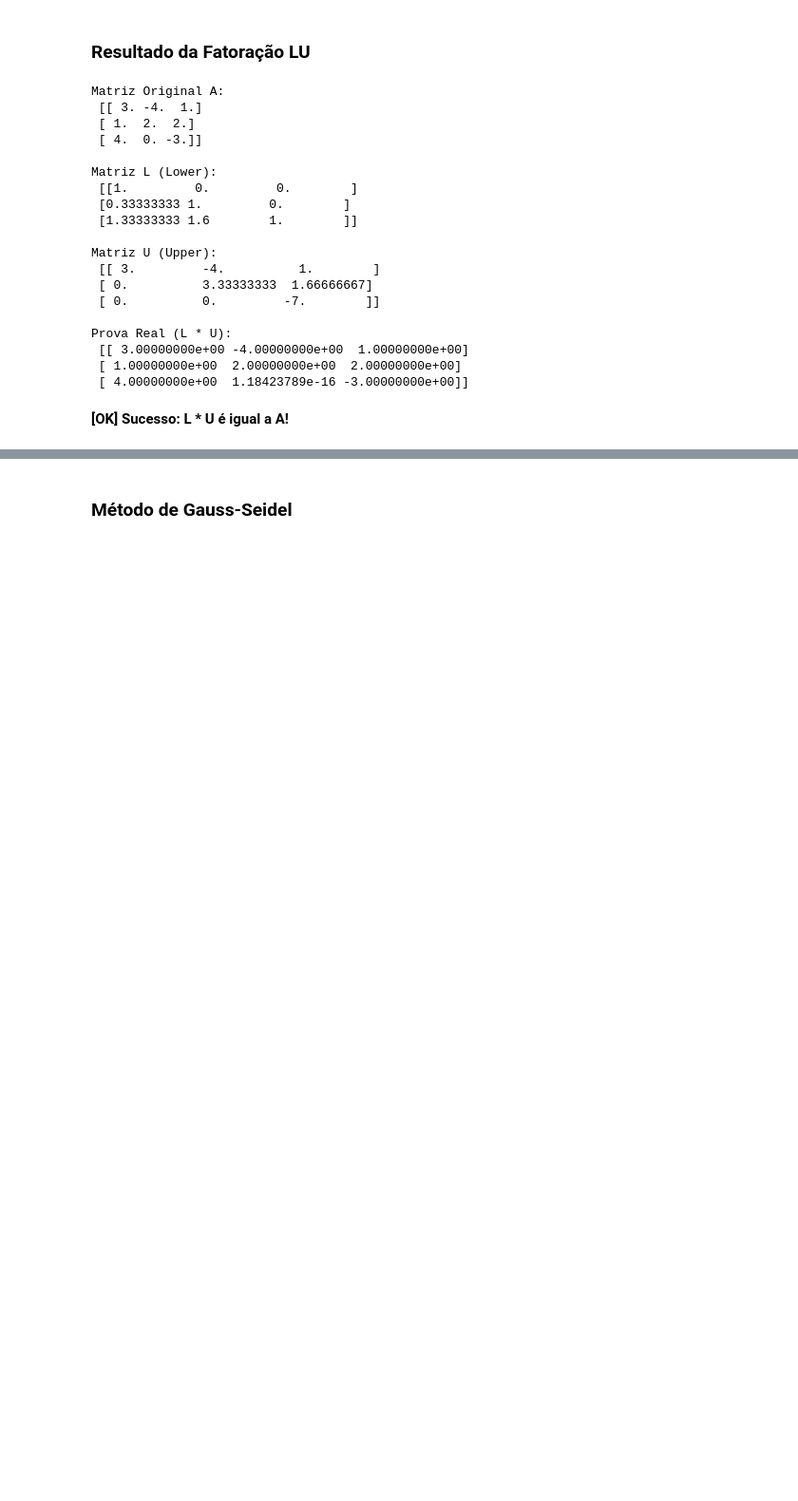
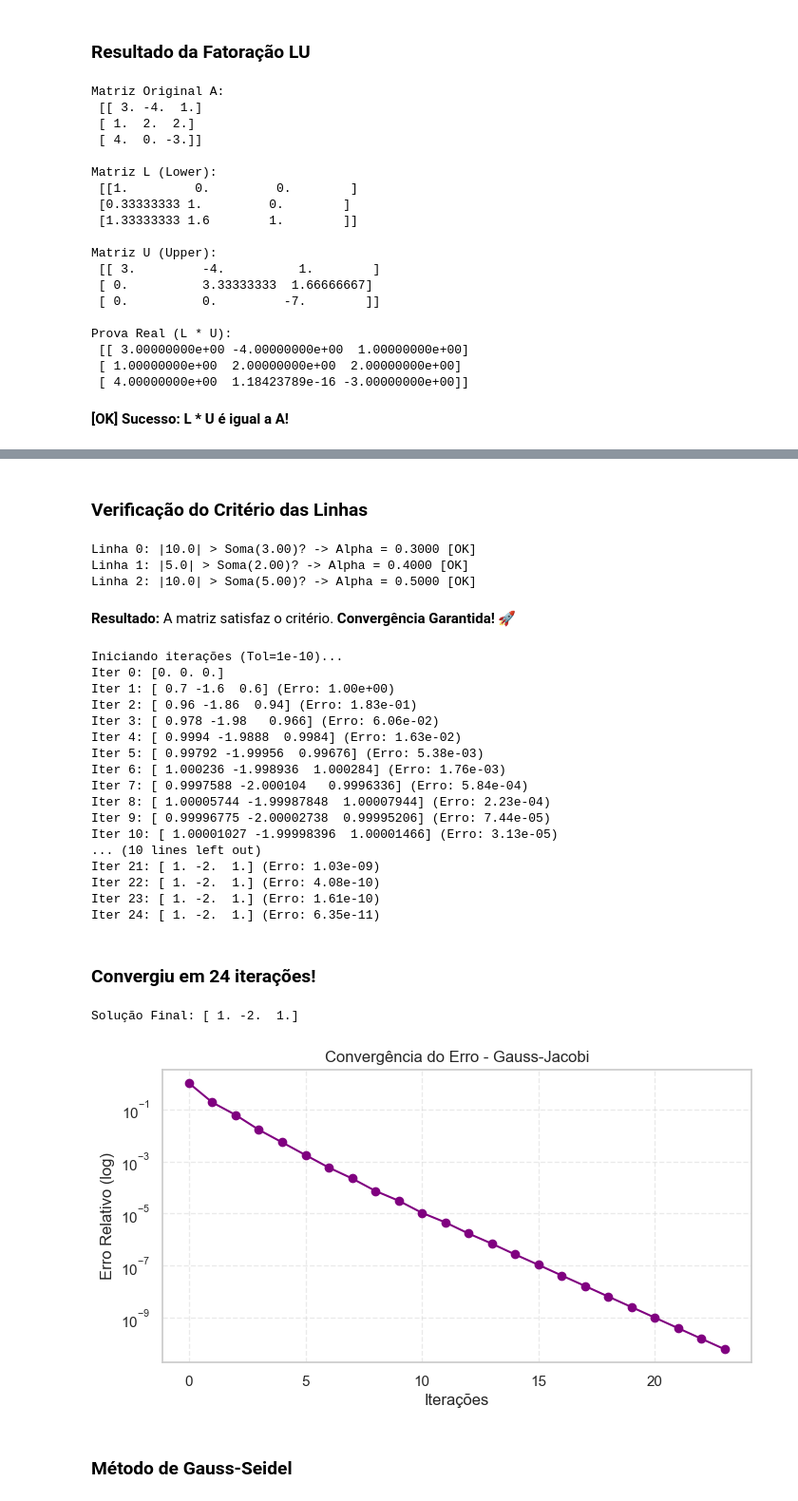
Before and after one commit to reali-705/matematica_computacional, a Jupyter notebook: atividades/atividade2-2.ipynb, the cells around one changed output, grey strips where cells are left out. Shown at 95% size. Drawn from its saved outputs; the diff is of its cells as text; code cells hidden in the pictures; blank space fills up the shorter version.

Commit message:
wip: metodo iterativo de gauss-jacobi

```diff
--- a/atividades/atividade2-2.ipynb
+++ b/atividades/atividade2-2.ipynb
@@ -879,2 +969,49 @@ Prova Real (L * U):
+# %%
+# --- CONFIGURAÇÃO ---
+# Matriz do Exemplo 10 (Ruggiero & Lopes)
+A_exemplo_10 = np.array([
+    [10, 2,  1],
+    [1,  5,  1],
+    [2,  3,  10]
+], dtype=float)
+
+b_exemplo_10 = np.array([7, -8, 6], dtype=float)
+
+# Chute Inicial (Geralmente começa com zeros ou o vetor b)
+x0 = np.array([0, 0, 0], dtype=float)
+
+# --- EXECUÇÃO ---
+solucao, erros = resolver_gauss_jacobi(A_exemplo_10, b_exemplo_10, x0)
+
+print(f"\nSolução Final: {solucao}")
+
+# Plota o gráfico de erro caindo
+plotar_convergencia(erros, "Gauss-Jacobi")
+# %% [output]
+### Verificação do Critério das Linhas
+Linha 0: |10.0| > Soma(3.00)? -> Alpha = 0.3000 [OK]
+Linha 1: |5.0| > Soma(2.00)? -> Alpha = 0.4000 [OK]
+Linha 2: |10.0| > Soma(5.00)? -> Alpha = 0.5000 [OK]
+**Resultado:** A matriz satisfaz o critério. **Convergência Garantida!** 🚀
+Iniciando iterações (Tol=1e-10)...
+Iter 0: [0. 0. 0.]
+Iter 1: [ 0.7 -1.6  0.6] (Erro: 1.00e+00)
+Iter 2: [ 0.96 -1.86  0.94] (Erro: 1.83e-01)
+Iter 3: [ 0.978 -1.98   0.966] (Erro: 6.06e-02)
+Iter 4: [ 0.9994 -1.9888  0.9984] (Erro: 1.63e-02)
+Iter 5: [ 0.99792 -1.99956  0.99676] (Erro: 5.38e-03)
+Iter 6: [ 1.000236 -1.998936  1.000284] (Erro: 1.76e-03)
+Iter 7: [ 0.9997588 -2.000104   0.9996336] (Erro: 5.84e-04)
+Iter 8: [ 1.00005744 -1.99987848  1.00007944] (Erro: 2.23e-04)
+Iter 9: [ 0.99996775 -2.00002738  0.99995206] (Erro: 7.44e-05)
+Iter 10: [ 1.00001027 -1.99998396  1.00001466] (Erro: 3.13e-05)
+... (10 lines left out)
+Iter 21: [ 1. -2.  1.] (Erro: 1.03e-09)
+Iter 22: [ 1. -2.  1.] (Erro: 4.08e-10)
+Iter 23: [ 1. -2.  1.] (Erro: 1.61e-10)
+Iter 24: [ 1. -2.  1.] (Erro: 6.35e-11)
+### Convergiu em 24 iterações!
+Solução Final: [ 1. -2.  1.]
+[figure, added]
 # %% [markdown]
 ### Método de Gauss-Seidel
```
Also changed, not shown: parts of 3 cells of this notebook.
